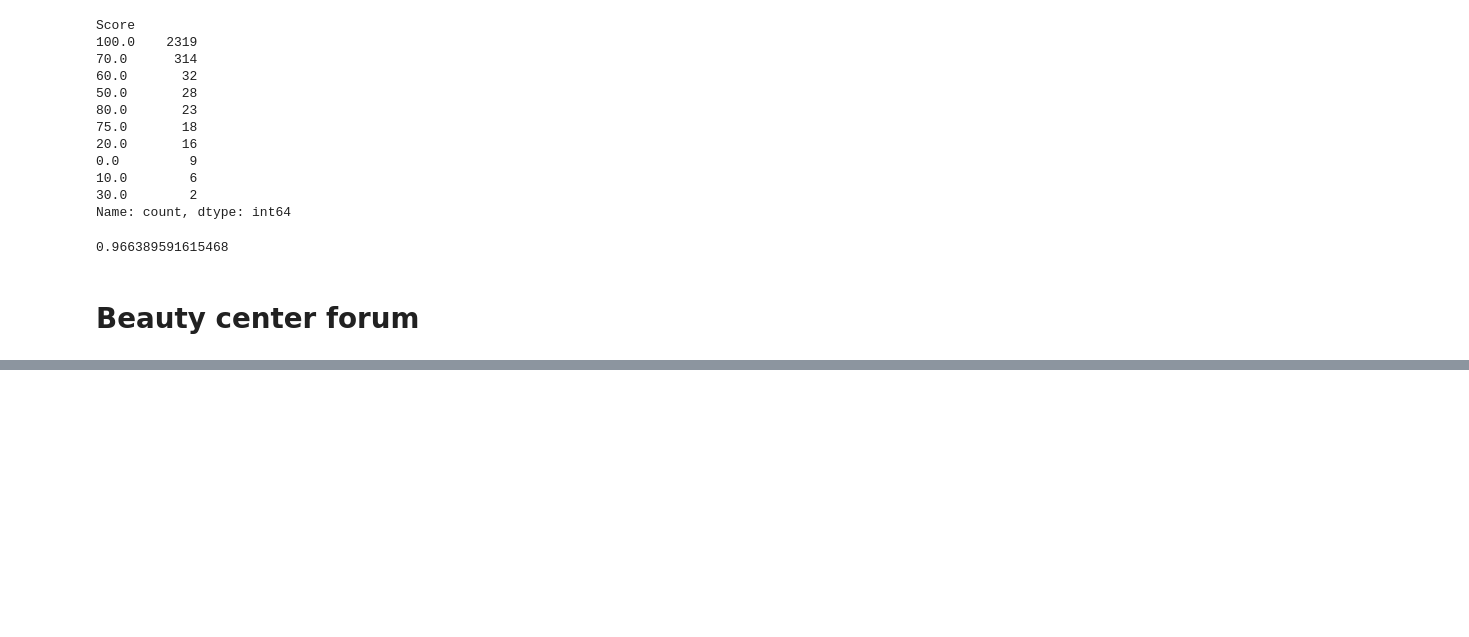
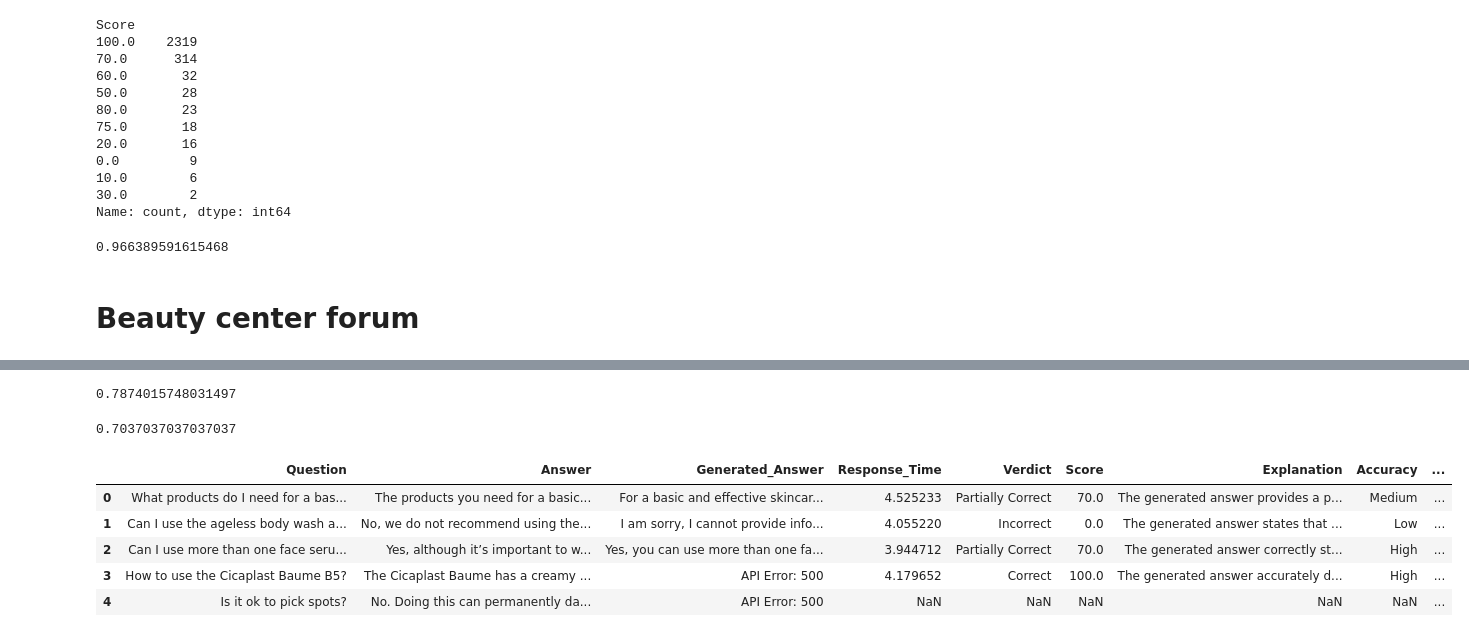
Before and after one commit to Dermalogical-AI-Assistant/qa-cosmetics-model, a Jupyter notebook: evaluate/monitor_final_result.ipynb, the cells around one changed output, grey strips where cells are left out. Cells and saved outputs as stored; diff of their text form; code cells hidden in the pictures; blank space fills up the shorter version.

```diff
--- a/evaluate/monitor_final_result.ipynb
+++ b/evaluate/monitor_final_result.ipynb
@@ -300,0 +276,4 @@ len(df[df['Score'] > 70])
+# %%
+len(df[df['Score'] >= 70]) / len(df)
+# %% [output]
+0.7874015748031497
@@ -300,0 +284,14 @@ len(df[df['Score'] > 70])
+# %%
+len(df[df['Score'] >= 70]) / len(df)
+# %% [output]
+0.7037037037037037
+# %%
+df_errors = pd.read_csv(r'result/tdcosmetics/beauty_center/beauty_center_not_score.csv')
+df_errors
+# %% [output]
+|  | Question | Answer | Generated_Answer | Response_Time | Verdict | Score | Explanation | Accuracy | ... |
+| 0 | What products do I need for a bas... | The products you need for a basic... | For a basic and effective skincar... | 4.525233 | Partially Correct | 70.0 | The generated answer provides a p... | Medium | ... |
+| 1 | Can I use the ageless body wash a... | No, we do not recommend using the... | I am sorry, I cannot provide info... | 4.055220 | Incorrect | 0.0 | The generated answer states that ... | Low | ... |
+| 2 | Can I use more than one face seru... | Yes, although it’s important to w... | Yes, you can use more than one fa... | 3.944712 | Partially Correct | 70.0 | The generated answer correctly st... | High | ... |
+| 3 | How to use the Cicaplast Baume B5? | The Cicaplast Baume has a creamy ... | API Error: 500 | 4.179652 | Correct | 100.0 | The generated answer accurately d... | High | ... |
+| 4 | Is it ok to pick spots? | No. Doing this can permanently da... | API Error: 500 | NaN | NaN | NaN | NaN | NaN | ... |
```
Also changed, not shown: parts of 18 cells of this notebook, 1 other file.
